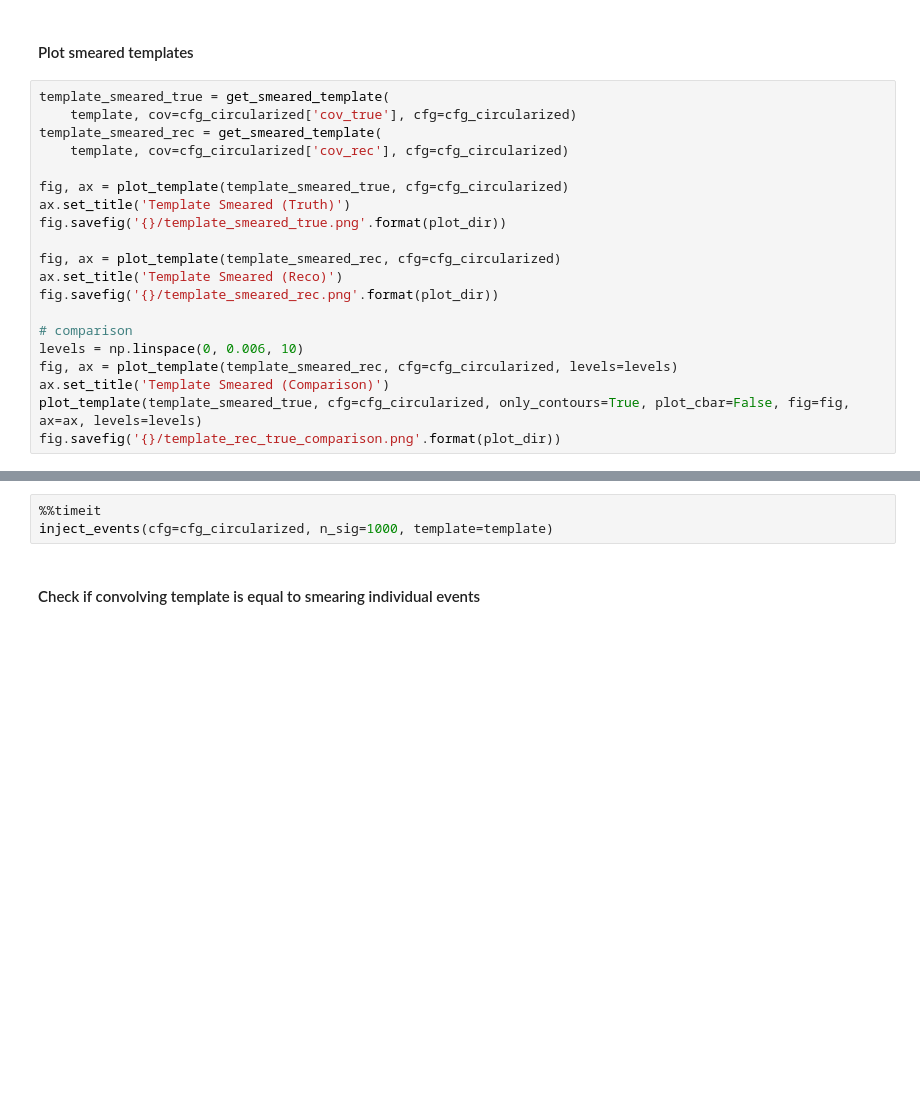
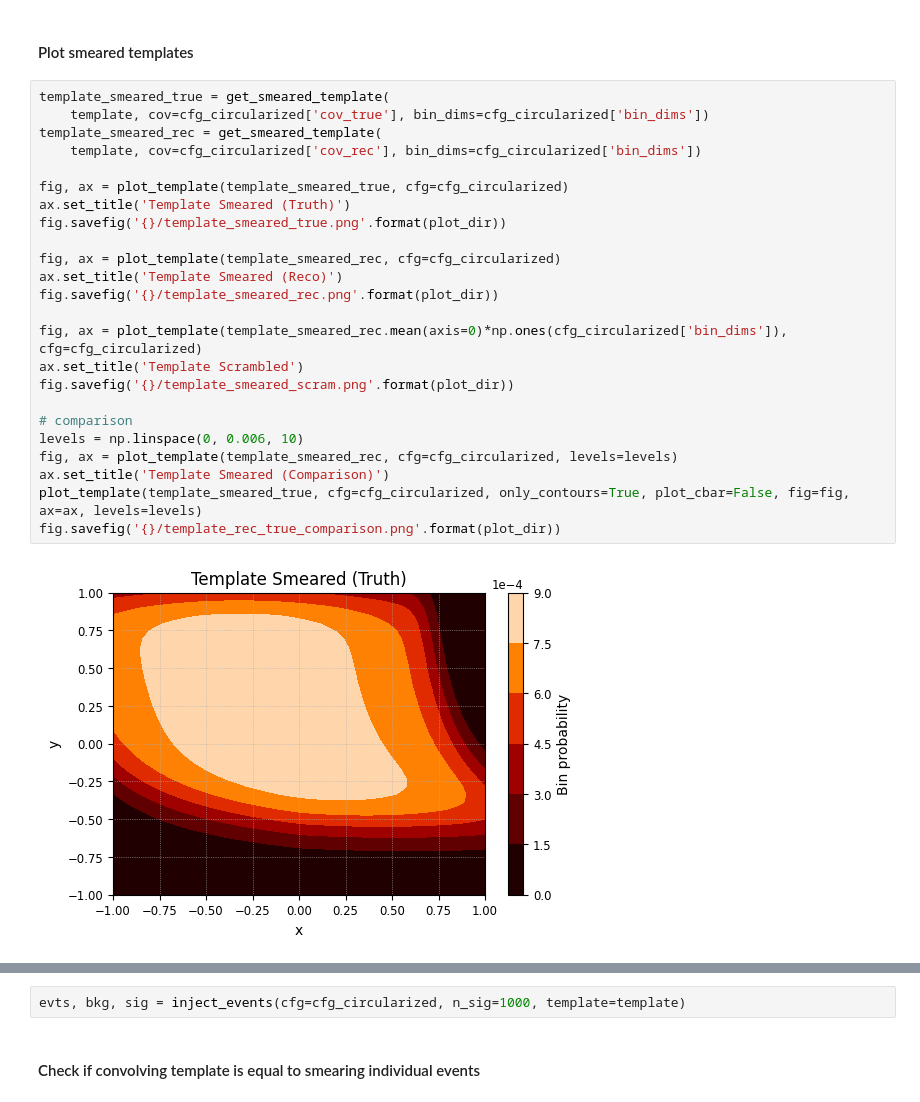
Before and after one commit to ssclafani949/DNNCascade, a Jupyter notebook: notebooks/pdf_construction/asymmetric_uncertainty_contours.ipynb, the cells around one changed output, grey strips where cells are left out. Cells and saved outputs as stored; diff of their text form; blank space fills up the shorter version.

```diff
--- a/notebooks/pdf_construction/asymmetric_uncertainty_contours.ipynb
+++ b/notebooks/pdf_construction/asymmetric_uncertainty_contours.ipynb
@@ -399,21 +416,27 @@ fig.savefig('{}/template.png'.format(plot_dir))
 #### Plot smeared templates
 # %%
 template_smeared_true = get_smeared_template(
-    template, cov=cfg_circularized['cov_true'], cfg=cfg_circularized)
+    template, cov=cfg_circularized['cov_true'], bin_dims=cfg_circularized['bin_dims'])
 template_smeared_rec = get_smeared_template(
-    template, cov=cfg_circularized['cov_rec'], cfg=cfg_circularized)
+    template, cov=cfg_circularized['cov_rec'], bin_dims=cfg_circularized['bin_dims'])
 
 fig, ax = plot_template(template_smeared_true, cfg=cfg_circularized)
 ax.set_title('Template Smeared (Truth)')
 fig.savefig('{}/template_smeared_true.png'.format(plot_dir))
 
 fig, ax = plot_template(template_smeared_rec, cfg=cfg_circularized)
 ax.set_title('Template Smeared (Reco)')
 fig.savefig('{}/template_smeared_rec.png'.format(plot_dir))
 
+fig, ax = plot_template(template_smeared_rec.mean(axis=0)*np.ones(cfg_circularized['bin_dims']), cfg=cfg_circularized)
+ax.set_title('Template Scrambled')
+fig.savefig('{}/template_smeared_scram.png'.format(plot_dir))
+
 # comparison
 levels = np.linspace(0, 0.006, 10)
 fig, ax = plot_template(template_smeared_rec, cfg=cfg_circularized, levels=levels)
 ax.set_title('Template Smeared (Comparison)')
 plot_template(template_smeared_true, cfg=cfg_circularized, only_contours=True, plot_cbar=False, fig=fig, ax=ax, levels=levels)
 fig.savefig('{}/template_rec_true_comparison.png'.format(plot_dir))
+# %% [output]
+[figure, added]
@@ -420,6 +446,5 @@ fig.savefig('{}/template_rec_true_comparison.png'.format(plot_dir))
 # %%
-%%timeit
-inject_events(cfg=cfg_circularized, n_sig=1000, template=template)
+evts, bkg, sig = inject_events(cfg=cfg_circularized, n_sig=1000, template=template)
 # %% [markdown]
 #### Check if convolving template is equal to smearing individual events
 # %%
```
Also changed, not shown: parts of 17 cells of this notebook.
